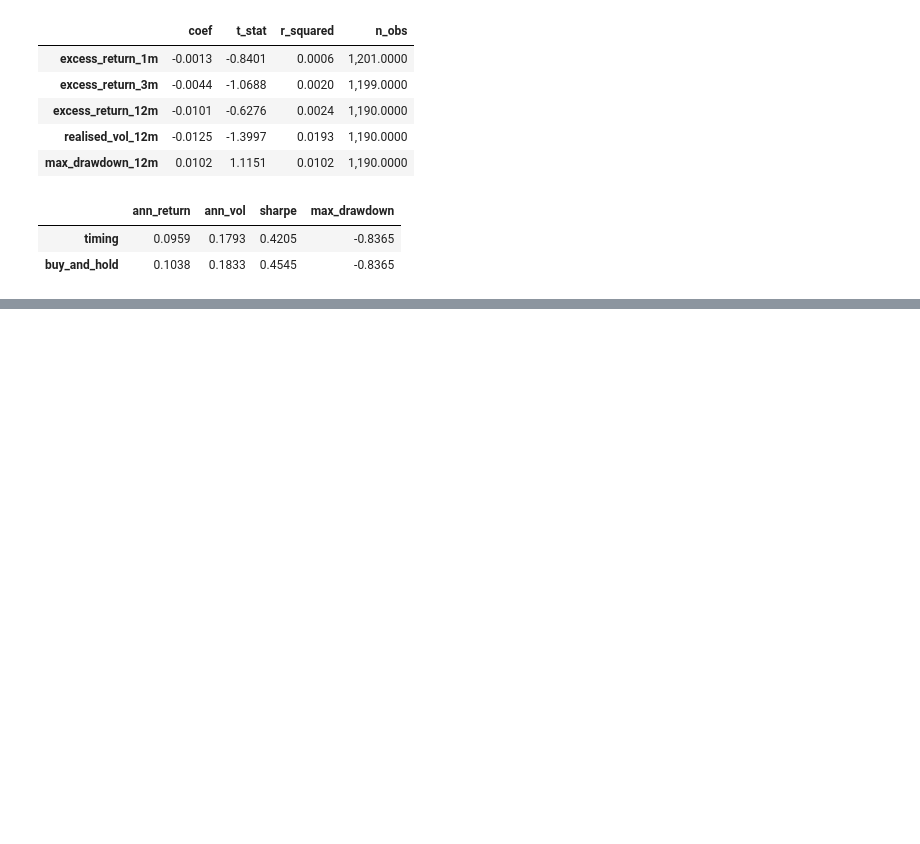
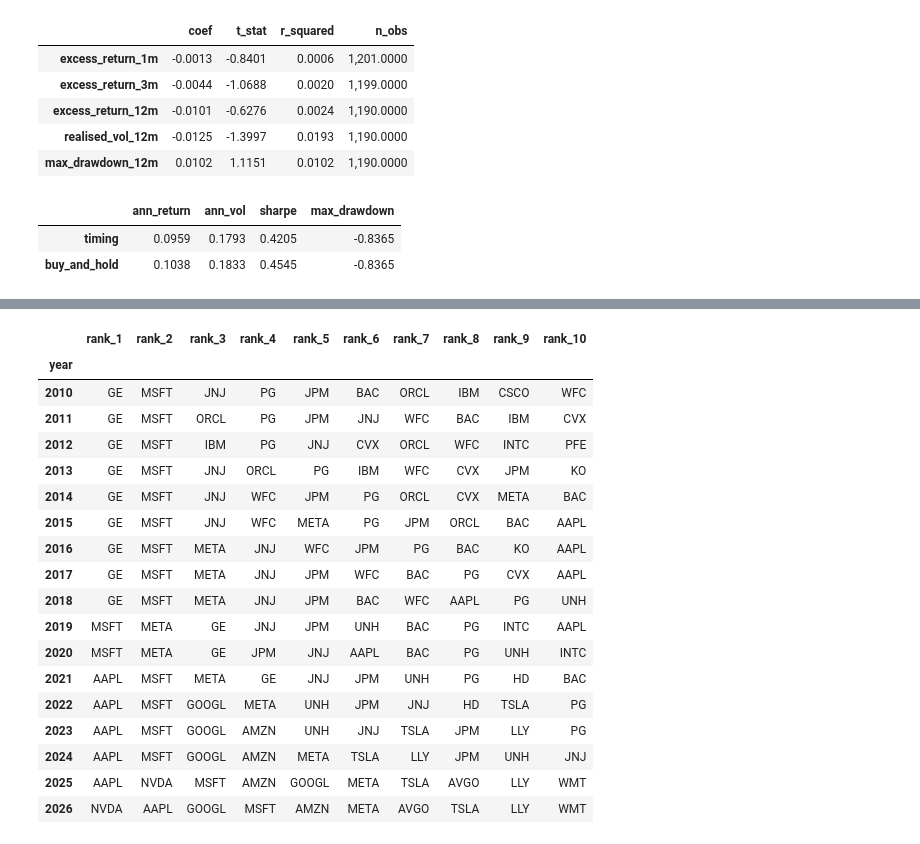
Before and after one commit to KavinDhanasekaran7/AI-Concentration-Hedging, a Jupyter notebook: notebooks/ai_concentration_tail_hedging.ipynb, the cells around one changed output, grey strips where cells are left out. Drawn from its saved outputs; the diff is of its cells as text; code cells hidden in the pictures; blank space fills up the shorter version.

```diff
--- a/notebooks/ai_concentration_tail_hedging.ipynb
+++ b/notebooks/ai_concentration_tail_hedging.ipynb
@@ -109,0 +127,28 @@ timing
+# %%
+sleeve_table = pd.DataFrame(
+    {yr: pd.Series(names) for yr, names in sorted(sleeve_by_year.items()) if yr >= 2010}
+).T
+sleeve_table.columns = [f"rank_{i + 1}" for i in range(sleeve_table.shape[1])]
+sleeve_table.index.name = "year"
+sleeve_table.to_csv(config.TABLES_DIR / "dial_sleeve_composition.csv")
+sleeve_table
+# %% [output]
+|  | rank_1 | rank_2 | rank_3 | rank_4 | rank_5 | rank_6 | rank_7 | rank_8 | rank_9 | rank_10 |
+| year |  |  |  |  |  |  |  |  |  |  |
+| 2010 | GE | MSFT | JNJ | PG | JPM | BAC | ORCL | IBM | CSCO | WFC |
+| 2011 | GE | MSFT | ORCL | PG | JPM | JNJ | WFC | BAC | IBM | CVX |
+| 2012 | GE | MSFT | IBM | PG | JNJ | CVX | ORCL | WFC | INTC | PFE |
+| 2013 | GE | MSFT | JNJ | ORCL | PG | IBM | WFC | CVX | JPM | KO |
+| 2014 | GE | MSFT | JNJ | WFC | JPM | PG | ORCL | CVX | META | BAC |
+| 2015 | GE | MSFT | JNJ | WFC | META | PG | JPM | ORCL | BAC | AAPL |
+| 2016 | GE | MSFT | META | JNJ | WFC | JPM | PG | BAC | KO | AAPL |
+| 2017 | GE | MSFT | META | JNJ | JPM | WFC | BAC | PG | CVX | AAPL |
+| 2018 | GE | MSFT | META | JNJ | JPM | BAC | WFC | AAPL | PG | UNH |
+| 2019 | MSFT | META | GE | JNJ | JPM | UNH | BAC | PG | INTC | AAPL |
+| 2020 | MSFT | META | GE | JPM | JNJ | AAPL | BAC | PG | UNH | INTC |
+| 2021 | AAPL | MSFT | META | GE | JNJ | JPM | UNH | PG | HD | BAC |
+| 2022 | AAPL | MSFT | GOOGL | META | UNH | JPM | JNJ | HD | TSLA | PG |
+| 2023 | AAPL | MSFT | GOOGL | AMZN | UNH | JNJ | TSLA | JPM | LLY | PG |
+| 2024 | AAPL | MSFT | GOOGL | AMZN | META | TSLA | LLY | JPM | UNH | JNJ |
+| 2025 | AAPL | NVDA | MSFT | AMZN | GOOGL | META | TSLA | AVGO | LLY | WMT |
+| 2026 | NVDA | AAPL | GOOGL | MSFT | AMZN | META | AVGO | TSLA | LLY | WMT |
```
Also changed, not shown: parts of 6 cells of this notebook, 11 other files.
